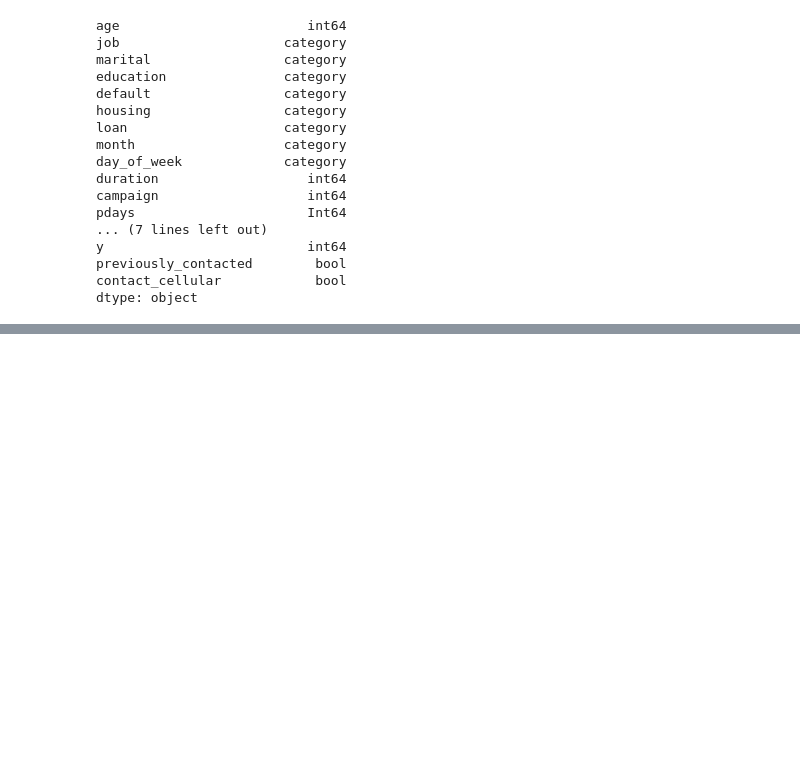
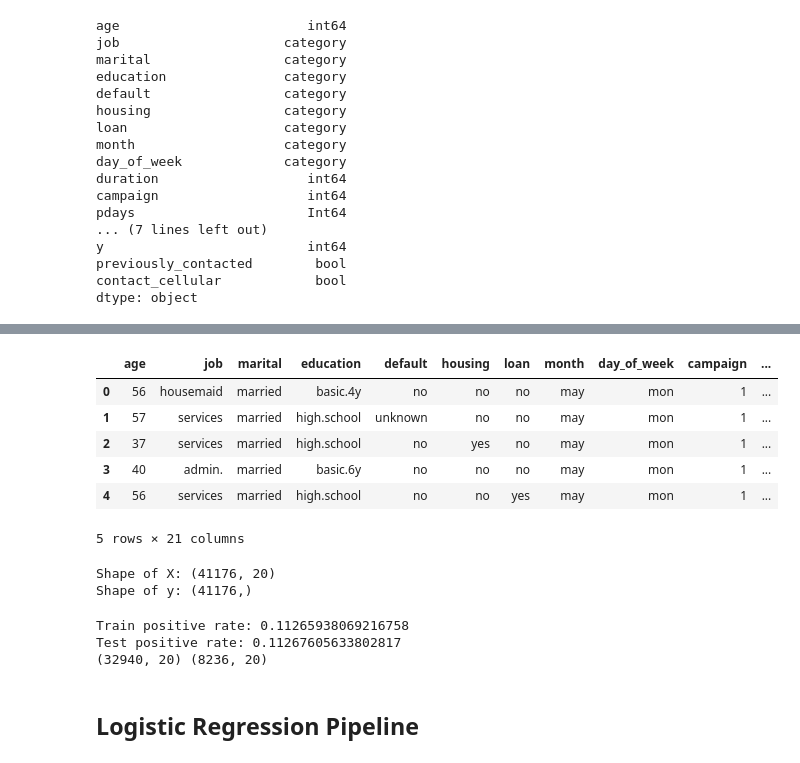
Before and after one commit to Ri-Dearg/adv-an-ca1, a Jupyter notebook: banking.ipynb, the cells around one changed output, grey strips where cells are left out. Cells and saved outputs as stored; diff of their text form; code cells hidden in the pictures; blank space fills up the shorter version.

Commit message:
feat(data): 🧐 add train/test split

```diff
--- a/banking.ipynb
+++ b/banking.ipynb
@@ -459,0 +482,37 @@ plt.show()
+# %%
+general_df = df_to_clean.drop(columns='duration').copy()
+general_df.head()
+# %% [output]
+|  | age | job | marital | education | default | housing | loan | month | day_of_week | campaign | ... |
+| 0 | 56 | housemaid | married | basic.4y | no | no | no | may | mon | 1 | ... |
+| 1 | 57 | services | married | high.school | unknown | no | no | may | mon | 1 | ... |
+| 2 | 37 | services | married | high.school | no | yes | no | may | mon | 1 | ... |
+| 3 | 40 | admin. | married | basic.6y | no | no | no | may | mon | 1 | ... |
+| 4 | 56 | services | married | high.school | no | no | yes | may | mon | 1 | ... |
+5 rows × 21 columns
+# %%
+# Prepare features and target variable for modeling.
+x = general_df.drop(columns='y')
+y = general_df['y']
+
+# Verify shapes
+print(f'Shape of X: {x.shape}')
+print(f'Shape of y: {y.shape}')
+# %% [output]
+Shape of X: (41176, 20)
+Shape of y: (41176,)
+# %%
+# Split the set into training and testing
+x_train, x_test, y_train, y_test = train_test_split(
+    x, y, test_size=0.2, stratify=y, random_state=37
+)
+# Ensure they produce similar values
+print('Train positive rate:', y_train.mean())
+print('Test positive rate:', y_test.mean())
+print(x_train.shape, x_test.shape)
+# %% [output]
+Train positive rate: 0.11265938069216758
+Test positive rate: 0.11267605633802817
+(32940, 20) (8236, 20)
+# %% [markdown]
+## Logistic Regression Pipeline
```
Also changed, not shown: parts of 12 cells of this notebook.
